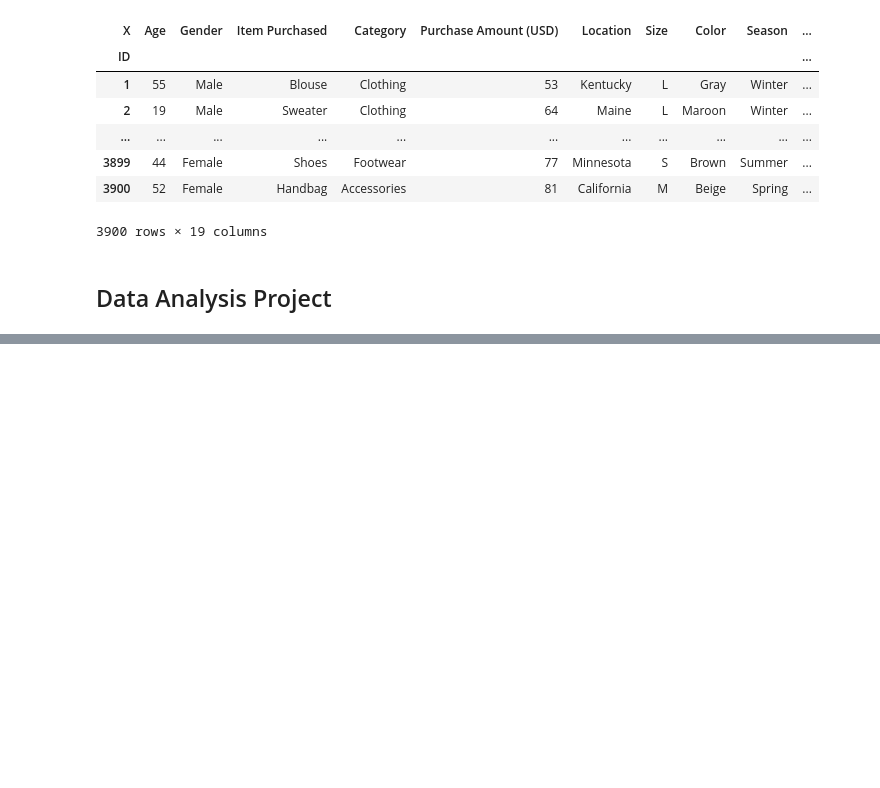
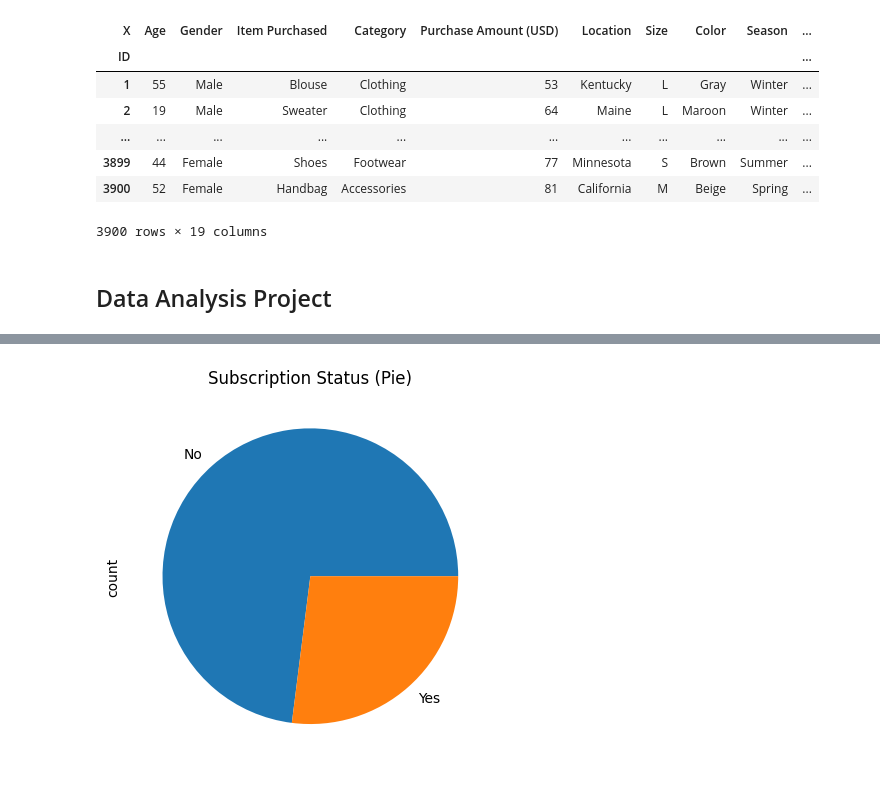
Before and after one commit to booyah-1902/AI_Mastery, a Jupyter notebook: AI-Mastery-Week-1/Exercises/Data Analysis Project (Shopping Trends).ipynb, the cells around one changed output, grey strips where cells are left out. Drawn from its saved outputs; the diff is of its cells as text; code cells hidden in the pictures; blank space fills up the shorter version.

```diff
--- a/AI-Mastery-Week-1/Exercises/Data Analysis Project (Shopping Trends).ipynb
+++ b/AI-Mastery-Week-1/Exercises/Data Analysis Project (Shopping Trends).ipynb
@@ -323,0 +431,6 @@ Hello World
+# %%
+trends["Subscription Status"].value_counts().plot(kind="pie")
+plt.title("Subscription Status (Pie)")
+plt.show()
+# %% [output]
+[figure, added]
```
Also changed, not shown: parts of 30 cells of this notebook.
